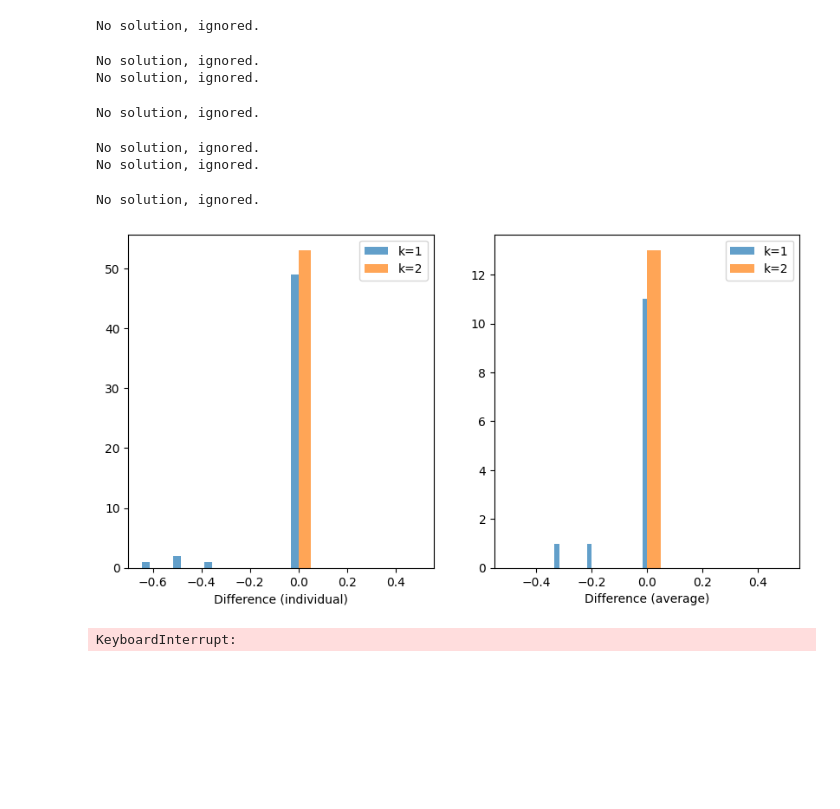
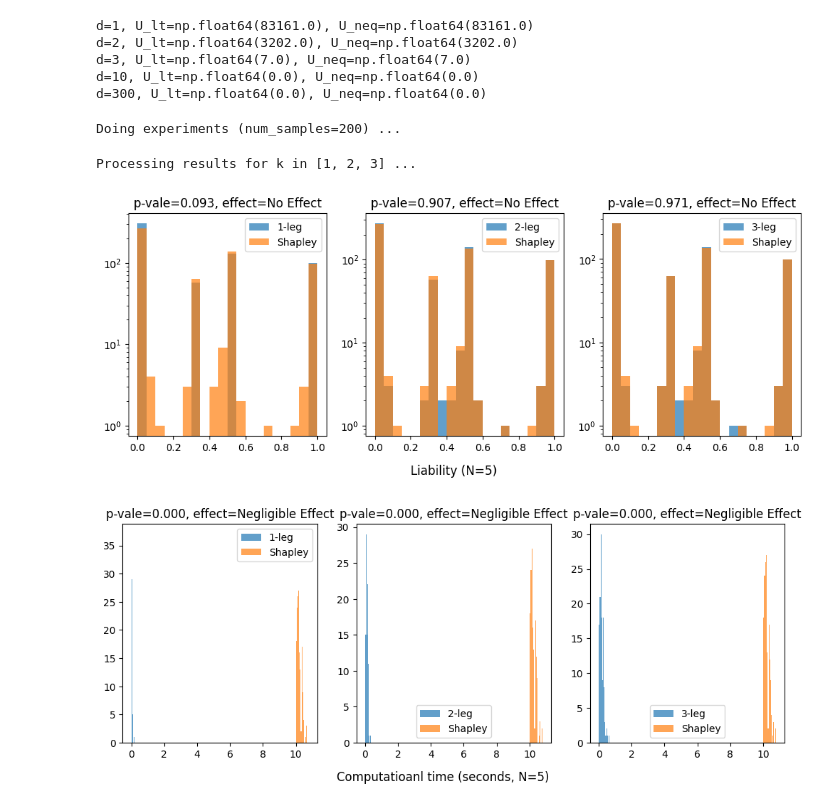
Before and after one commit to kavaryan/liab, a Jupyter notebook: examples/random-system-example.ipynb, the cells around one changed output. Cells and saved outputs as stored; diff of their text form; code cells hidden in the pictures; blank space fills up the shorter version.

Commit message:
Complete experiment and use multiprocessing. Stuck in Mann–Whitney U test

```diff
--- a/examples/random-system-example.ipynb
+++ b/examples/random-system-example.ipynb
@@ -2,6 +2,7 @@
 import sys
 sys.path.append('../src')
 import time
+import pickle
 from collections import defaultdict
 from tqdm import tqdm
 import numpy as np
@@ -12,8 +13,12 @@ from liab.shapley_liab import shapley_liab
 from liab.random_system import get_rand_system, rerand_system, get_rand_float_vec, get_rand_failure
 from liab.failure import ClosedHalfSpaceFailureSet
 from IPython.display import display, clear_output
+from multiprocessing import Pool
+from scipy.stats import mannwhitneyu
+
 
 SEED = 42
+NUM_WORKERS = 7
 %reload_ext autoreload
 %autoreload 2
 %matplotlib inline
@@ -102,16 +44,0 @@ def experiment_and_plot(NUM_VARS, num_samples=20, rnd=None):
-# %%
-rnd = np.random.RandomState(SEED)
-experiment_and_plot(6, rnd=rnd)
-# %% [output]
-No solution, ignored.
-No solution, ignored.
-No solution, ignored.
-No solution, ignored.
-No solution, ignored.
-No solution, ignored.
-No solution, ignored.
-[figure, removed]
-# %%
-experiment_and_plot(8, rnd=rnd)
-# %% [output]
-KeyboardInterrupt:
@@ -117,0 +190,21 @@ KeyboardInterrupt:
+# %%
+for d in [1,2,3,10,300]:
+    x = np.random.normal(loc=6, scale=0.5, size=1000)
+    y = np.random.normal(loc=6+d, scale=0.5, size=1000)
+    U_lt, p_value = mannwhitneyu(x, y, alternative='less')
+    U_neq, p_value = mannwhitneyu(x, y, alternative='two-sided')
+
+    print(f'{d=}, {U_lt=}, {U_neq=}')
+# %% [output]
+d=1, U_lt=np.float64(83161.0), U_neq=np.float64(83161.0)
+d=2, U_lt=np.float64(3202.0), U_neq=np.float64(3202.0)
+d=3, U_lt=np.float64(7.0), U_neq=np.float64(7.0)
+d=10, U_lt=np.float64(0.0), U_neq=np.float64(0.0)
+d=300, U_lt=np.float64(0.0), U_neq=np.float64(0.0)
+# %%
+exp_results = experiment_and_plot(5, ks=[1,2,3], num_samples=200)
+# %% [output]
+Doing experiments (num_samples=200) ...
+Processing results for k in [1, 2, 3] ...
+[figure, added]
+[figure, added]
```
Also changed, not shown: parts of 6 cells of this notebook, 2 other files.
